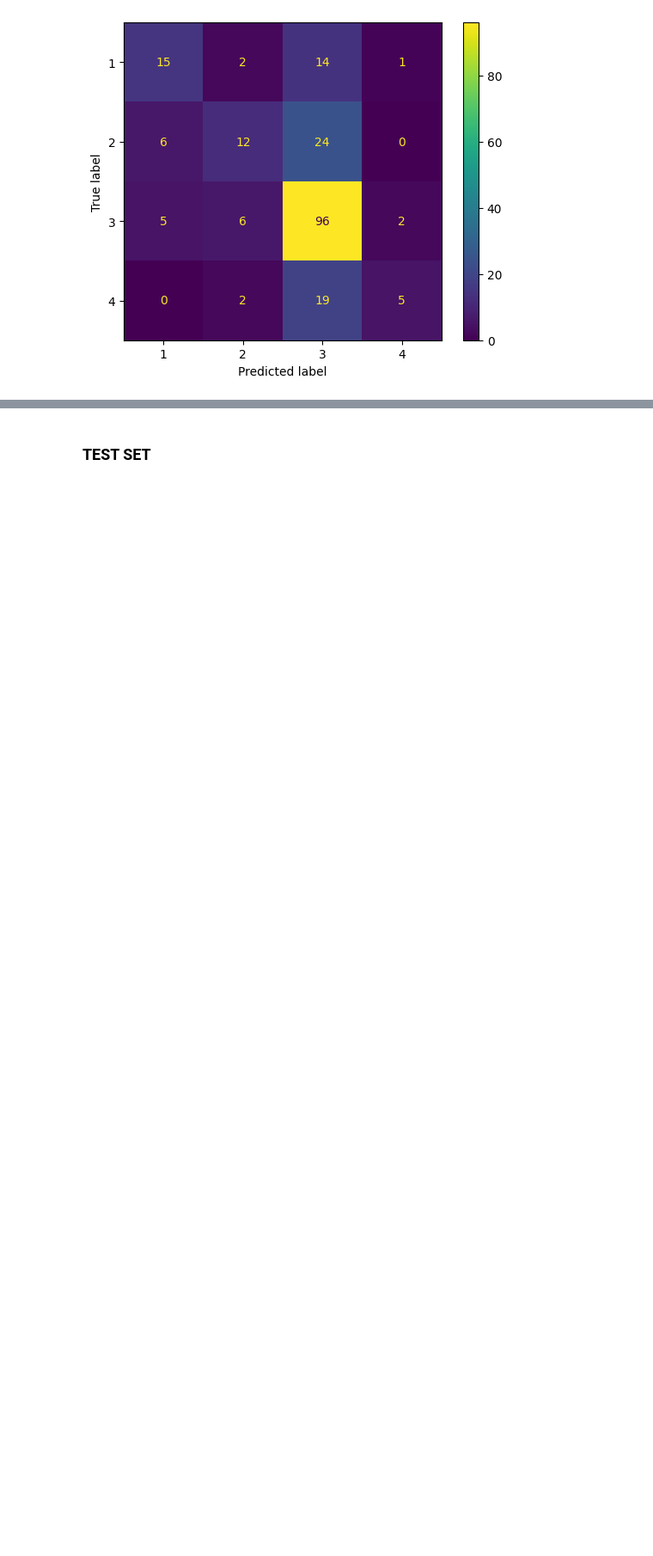
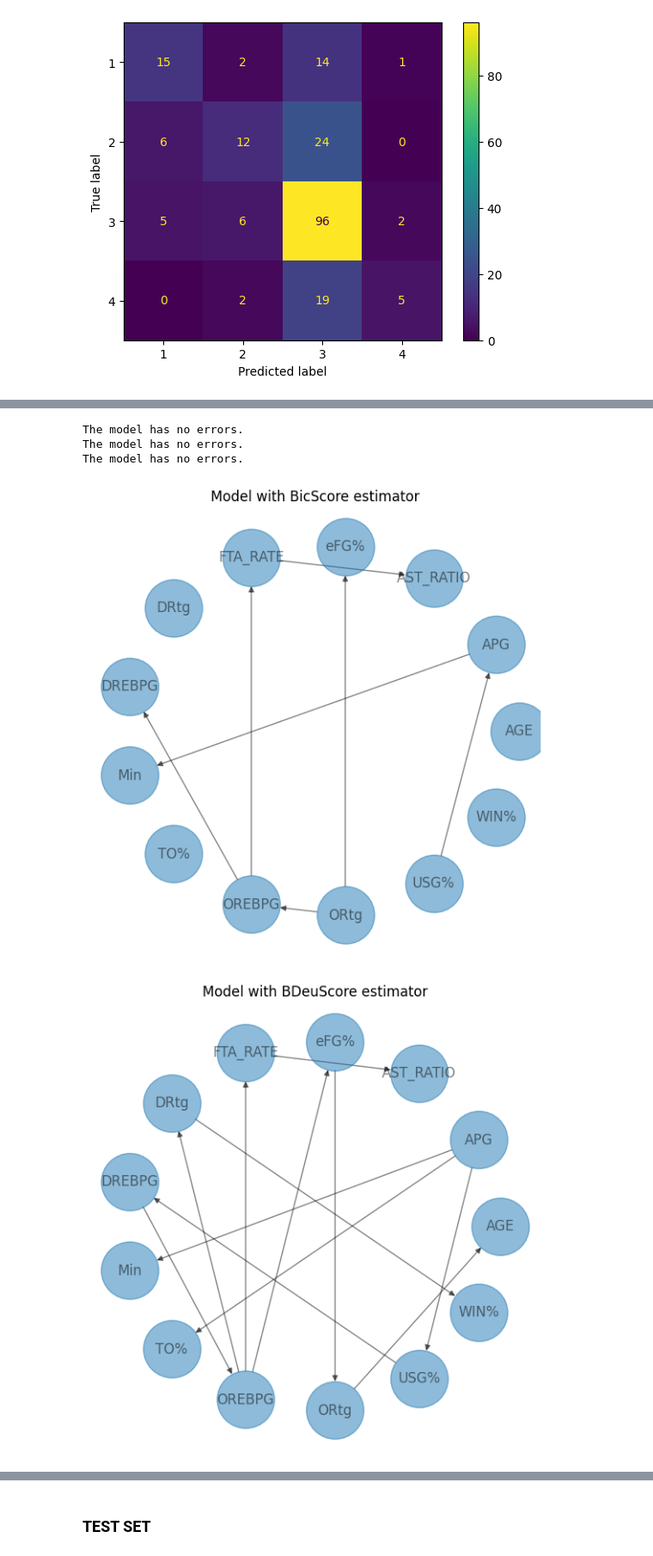
Before and after one commit to CacioCavalloIsNotReal/FAIKR_project_NBA, a Jupyter notebook: project.ipynb, the cells around one changed output, grey strips where cells are left out. Shown at 86% size. Saved outputs shown, nothing was run; the diff lists cells and outputs as text; code cells hidden in the pictures; blank space fills up the shorter version.

Commit message:
added comparation between networks, added chow-liu algorithm, changed metric

```diff
--- a/project.ipynb
+++ b/project.ipynb
@@ -164,7 +177,7 @@ df2.rename(columns={'PLAYER':'NAME',
 
 df2 = df2[['NAME', 'AGE', 'W', 'Min', 'FGA', 'FTA', 'AST', 'TOV', 'OREB', 'DREB']].copy()
 
-df2['NAME'] = standardizer(df2)
+df2['NAME'] = normalizer(df2)
 
 print(len(df2['NAME']))
 df2.head()
@@ -347,5 +339,5 @@ truth:  2
 # %%
-my_results={'estimated':[]}
+train_results={'estimated':[]}
 for i in range(df.shape[0]):
     result = nb_inference.query(
             variables=['WIN%'],
@@ -356,4 +348,4 @@ for i in range(df.shape[0]):
                 .to_dict(),
             show_progress=False,
         )
-    my_results['estimated'].append(np.argmax(result.values))
+    train_results['estimated'].append(np.argmax(result.values))
@@ -375,0 +365,21 @@ We can try to learn the structure of the network using the Chow-Liu algorithm as
+# %%
+# The result of this piece of code is a DAG
+
+numeric_df=discretized_df.drop('NAME',axis=1)
+hc = HillClimbSearch(numeric_df, use_cache=True)
+best_est_model={0:{'estimator':BicScore},
+                1:{'estimator':BDeuScore },
+                2:{'estimator':K2Score}}
+
+for i in range(3):
+       print('\nestimating using the ', best_est_model[i]['estimator'].__name__, 'estimator')
+       best_est_model[i]['DAG'] = hc.estimate(
+              scoring_method=best_est_model[i]['estimator'](numeric_df),
+              epsilon = 1e-8,
+              max_indegree = 5 # max number of parents per node
+              #tabu_length = 1000 # boh
+              #start_dag = custom_model
+              #fixed_edges = [('Min', 'WIN%')]
+              )
+
+       print(best_est_model[i]['DAG'].edges())
@@ -375,0 +395,21 @@ We can try to learn the structure of the network using the Chow-Liu algorithm as
+# %%
+for i in range(3):
+    # Here i create the model
+    best_est_model[i]['model']=BayesianNetwork(best_est_model[i]['DAG'])
+    # Fit the i-th model
+    best_est_model[i]['model'].fit(discretized_df, n_jobs=6)
+    model_checker(best_est_model[i]['model'])
+
+    fig, ax = plt.subplots(1, 1, figsize=(7, 7))
+    nx.draw_circular(best_est_model[i]['model'],
+                     with_labels=True,
+                     node_size=2500,
+                     alpha=0.5,
+                     ax=ax)
+    ax.set_title('Model with ' + best_est_model[i]['estimator'].__name__ + ' estimator')
+# %% [output]
+The model has no errors.
+The model has no errors.
+The model has no errors.
+[figure, added]
+[figure, added]
```
Also changed, not shown: parts of 37 cells of this notebook.
